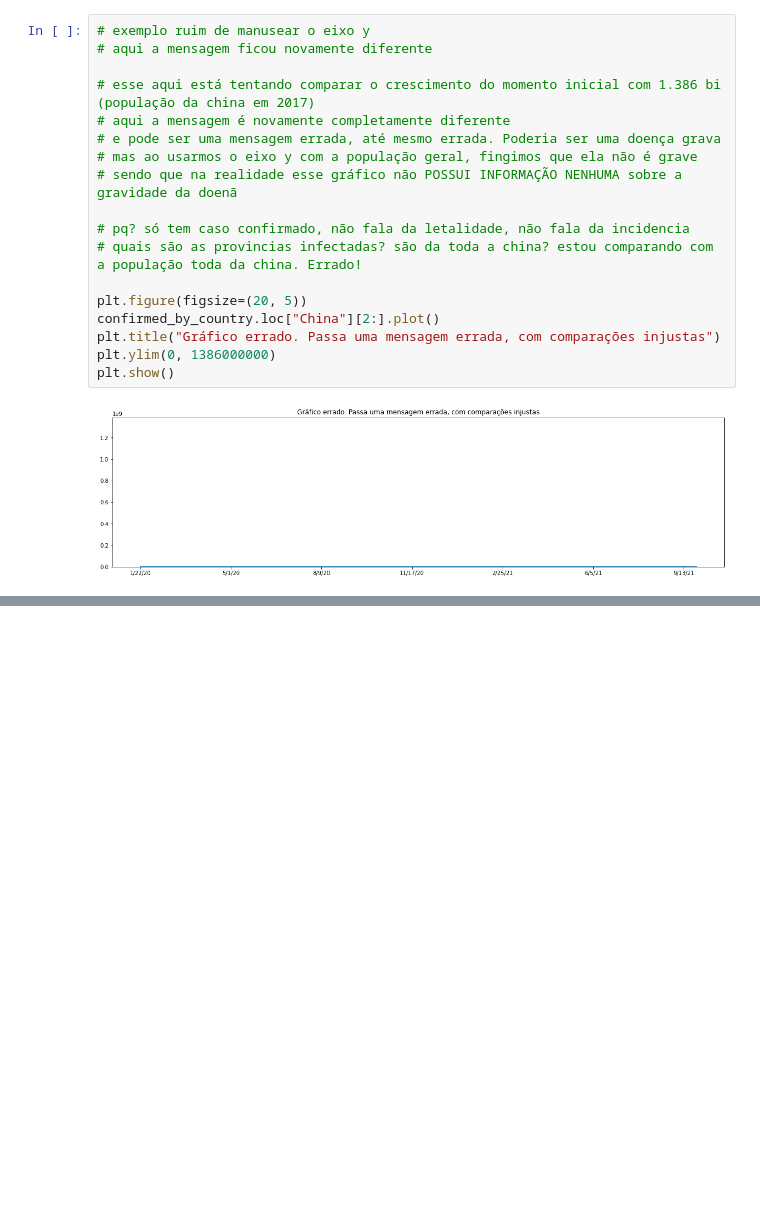
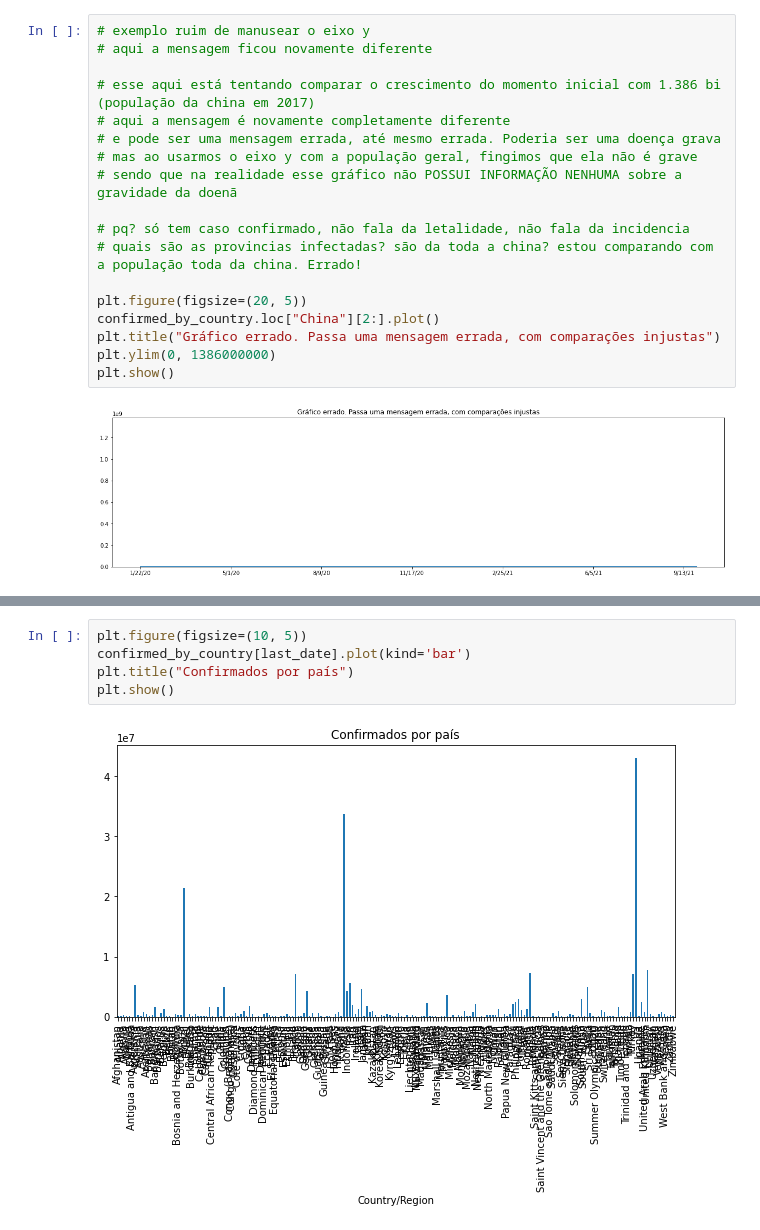
Before and after one commit to joaoavanzini/data-science-analise-saude-medicina-alura, a Jupyter notebook: CursoDataScienceeSaude.ipynb, the cells around one changed output, grey strips where cells are left out. Saved outputs shown, nothing was run; the diff lists cells and outputs as text; blank space fills up the shorter version.

```diff
--- a/CursoDataScienceeSaude.ipynb
+++ b/CursoDataScienceeSaude.ipynb
@@ -267,0 +293,7 @@ new_cases_china.plot()
+# %%
+plt.figure(figsize=(10, 5))
+confirmed_by_country[last_date].plot(kind='bar')
+plt.title("Confirmados por país")
+plt.show()
+# %% [output]
+[figure, added]
```
Also changed, not shown: parts of 9 cells of this notebook.
